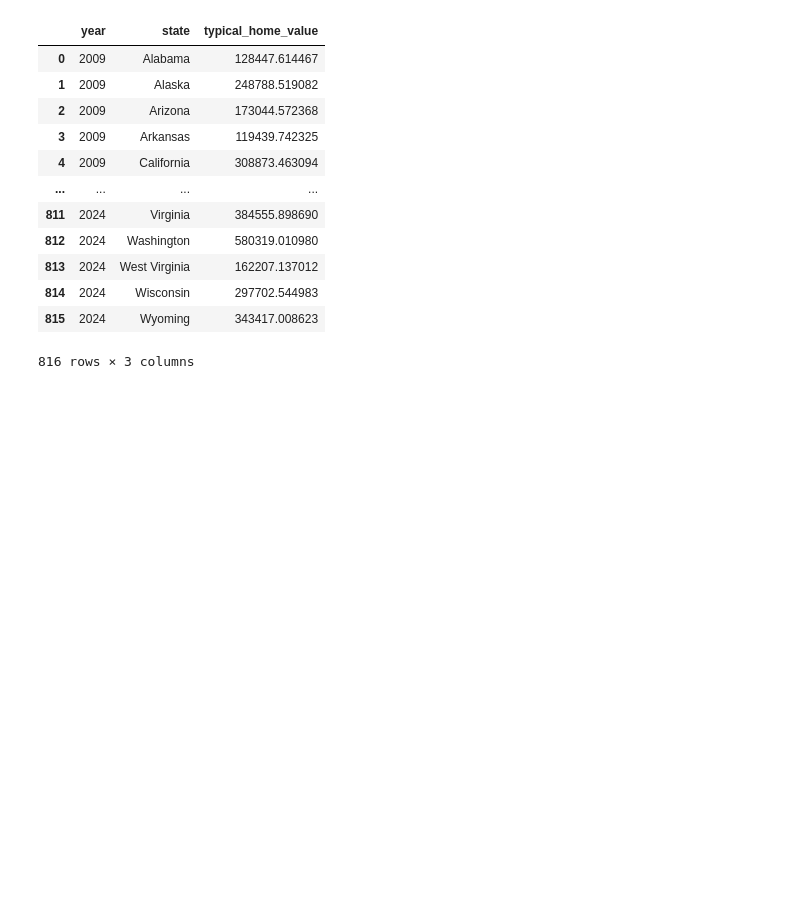
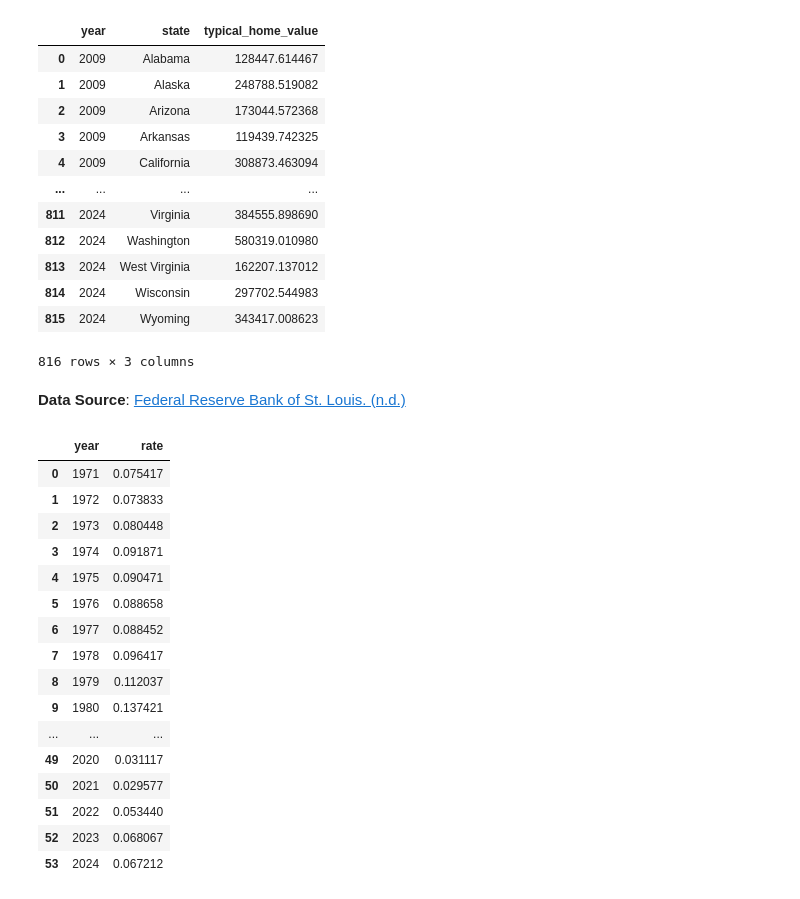
Before and after one commit to AntonioHollerman/RealEstateMarketAnalysis, a Jupyter notebook: notebooks/load_data.ipynb, the cells around one changed output. Drawn from its saved outputs; the diff is of its cells as text; code cells hidden in the pictures; blank space fills up the shorter version.

Commit message:
Add mortgage rates to the database

```diff
--- a/notebooks/load_data.ipynb
+++ b/notebooks/load_data.ipynb
@@ -337,3 +347,35 @@ SELECT * FROM house_sale ORDER BY year
 | 814 | 2024 | Wisconsin | 297702.544983 |
 | 815 | 2024 | Wyoming | 343417.008623 |
 816 rows × 3 columns
+# %% [markdown]
+**Data Source**: [Federal Reserve Bank of St. Louis. (n.d.)](https://fred.stlouisfed.org/series/MORTGAGE30US)
+# %%
+df = pd.read_csv("..\\data\\mortgages\\MORTGAGE30US.csv")
+df.columns = ["date", "rate"]
+
+df["year"] = pd.to_datetime(df["date"]).dt.year
+df["rate"] = df["rate"] / 100
+df = df.groupby("year")["rate"].mean().reset_index()
+
+for index, row in df.iterrows():
+    cur.execute("INSERT INTO us_mortgage_rate (year, avg_rate) VALUES (?, ?)", (row["year"], row["rate"]))
+conn.commit()
+df
+# %% [output]
+|  | year | rate |
+| 0 | 1971 | 0.075417 |
+| 1 | 1972 | 0.073833 |
+| 2 | 1973 | 0.080448 |
+| 3 | 1974 | 0.091871 |
+| 4 | 1975 | 0.090471 |
+| 5 | 1976 | 0.088658 |
+| 6 | 1977 | 0.088452 |
+| 7 | 1978 | 0.096417 |
+| 8 | 1979 | 0.112037 |
+| 9 | 1980 | 0.137421 |
+| ... | ... | ... |
+| 49 | 2020 | 0.031117 |
+| 50 | 2021 | 0.029577 |
+| 51 | 2022 | 0.053440 |
+| 52 | 2023 | 0.068067 |
+| 53 | 2024 | 0.067212 |
```
Also changed, not shown: parts of 4 cells of this notebook, 3 other files.
